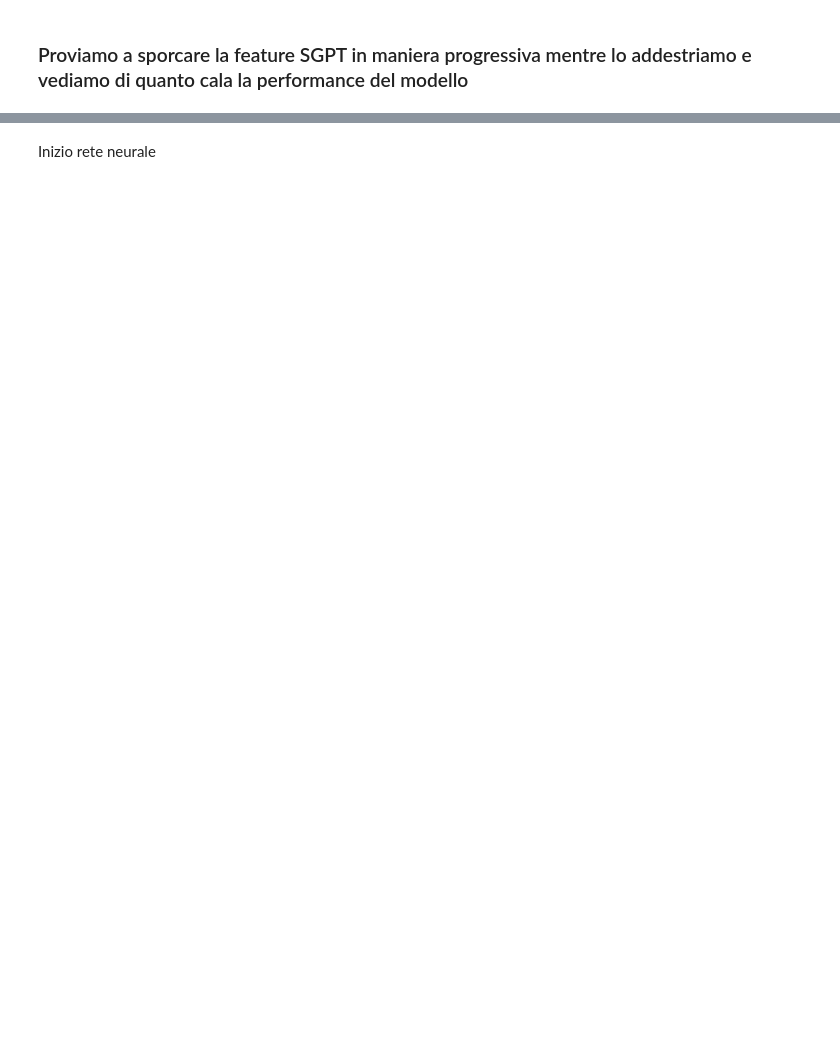
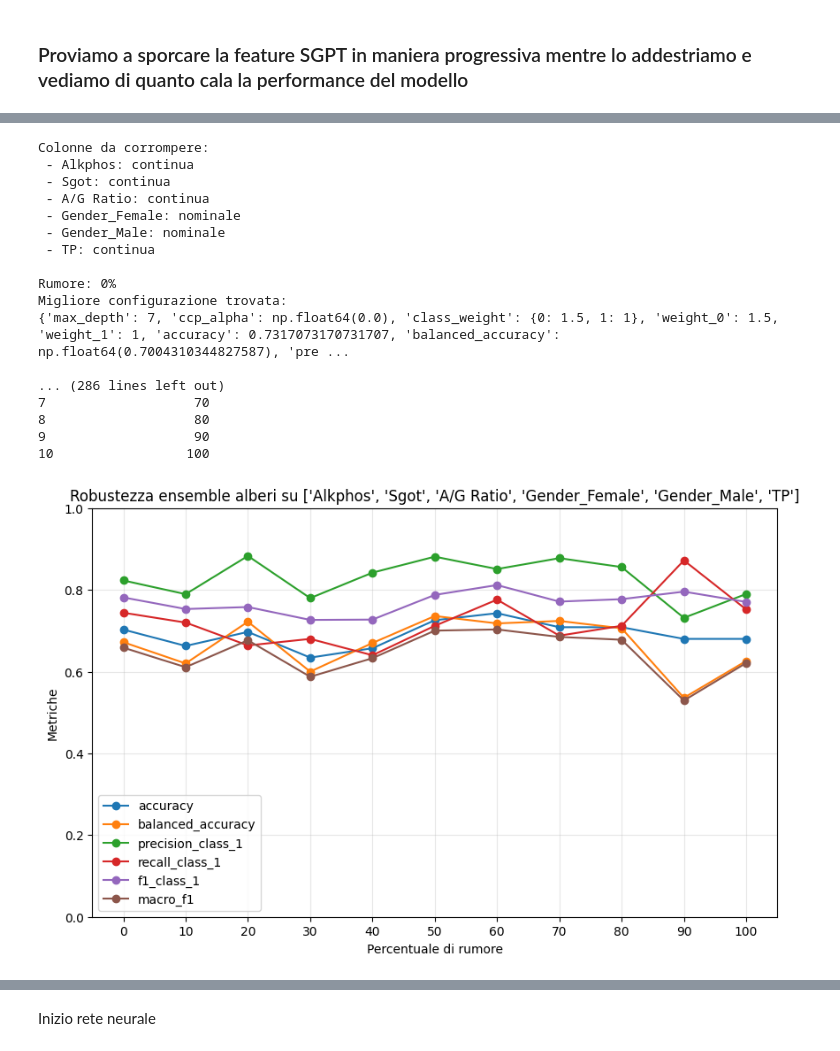
Before and after one commit to sammiforza3/MLTrainingWithNoisyDatasets, a Jupyter notebook: liverDataSet.ipynb, the cells around one changed output, grey strips where cells are left out. Cells and saved outputs as stored; diff of their text form; code cells hidden in the pictures; blank space fills up the shorter version.

```diff
--- a/liverDataSet.ipynb
+++ b/liverDataSet.ipynb
@@ -1109,7 +1403,7 @@ def test_noise_progressivo(
     test_size=0.3,
     validation_size=0.2,
     random_state=42,
-    scoring_metric="f1_class_1",
+    scoring_metric="macro_f1",
     stratify=False,
     categorical_cols=None,
     max_unique_for_cat=10
@@ -1193,6 +1487,9 @@ def test_noise_progressivo(
         precision = precision_score(y_test, best_predictions, pos_label=1, zero_division=0)
         recall = recall_score(y_test, best_predictions, pos_label=1, zero_division=0)
         f1 = f1_score(y_test, best_predictions, pos_label=1, zero_division=0)
+        macro_f1 = f1_score(
+            y_test, best_predictions, average="macro", zero_division=0
+        )
 
         # ✔ normalizzazione best_row
         if isinstance(best_row, pd.DataFrame):
@@ -1210,6 +1507,7 @@ def test_noise_progressivo(
             "precision_class_1": precision,
             "recall_class_1": recall,
             "f1_class_1": f1,
+            "macro_f1": macro_f1,
             "colonne_sporcate": ",".join(cols_to_corrupt),
             "tipo_colonne": str(tipo_colonne),
             "frac_rumore": frac,
@@ -1241,7 +1539,8 @@ def test_noise_progressivo(
         "balanced_accuracy",
         "precision_class_1",
         "recall_class_1",
-        "f1_class_1"
+        "f1_class_1",
+        "macro_f1"
     ]
 
     metriche_presenti = [
@@ -1277,17 +1583,36 @@ df_encoded.head()
 # %%
 risultati_rumore_df, risultati_completi_rumore = test_noise_progressivo(
     df=df_encoded,
     target_col="Selector",
     cols_to_corrupt=peggiori,
     ccp_alphas=ccp_alphas,
     weights_to_try=tree_weights_to_try,
     depths=range(4, 8),
     noise_level=0.5,
     test_size=0.3,
     random_state=42,
-    scoring_metric="f1_class_1",
+    scoring_metric="macro_f1",
     stratify=True
 )
+# %% [output]
+Colonne da corrompere:
+ - Alkphos: continua
+ - Sgot: continua
+ - A/G Ratio: continua
+ - Gender_Female: nominale
+ - Gender_Male: nominale
+ - TP: continua
+
+Rumore: 0%
+Migliore configurazione trovata:
+{'max_depth': 7, 'ccp_alpha': np.float64(0.0), 'class_weight': {0: 1.5, 1: 1}, 'weight_0': 1.5, 'weight_1': 1, 'accuracy': 0.7317073170731707, 'balanced_accuracy': np.float64(0.7004310344827587), 'pre ...
+
+... (286 lines left out)
+7                   70
+8                   80
+9                   90
+10                 100
+[figure, added]
 # %%
 risultati_rumore_df, risultati_completi_rumore = test_noise_progressivo(
     df=df_encoded,
```
Also changed, not shown: parts of 53 cells of this notebook, 27 other files.
